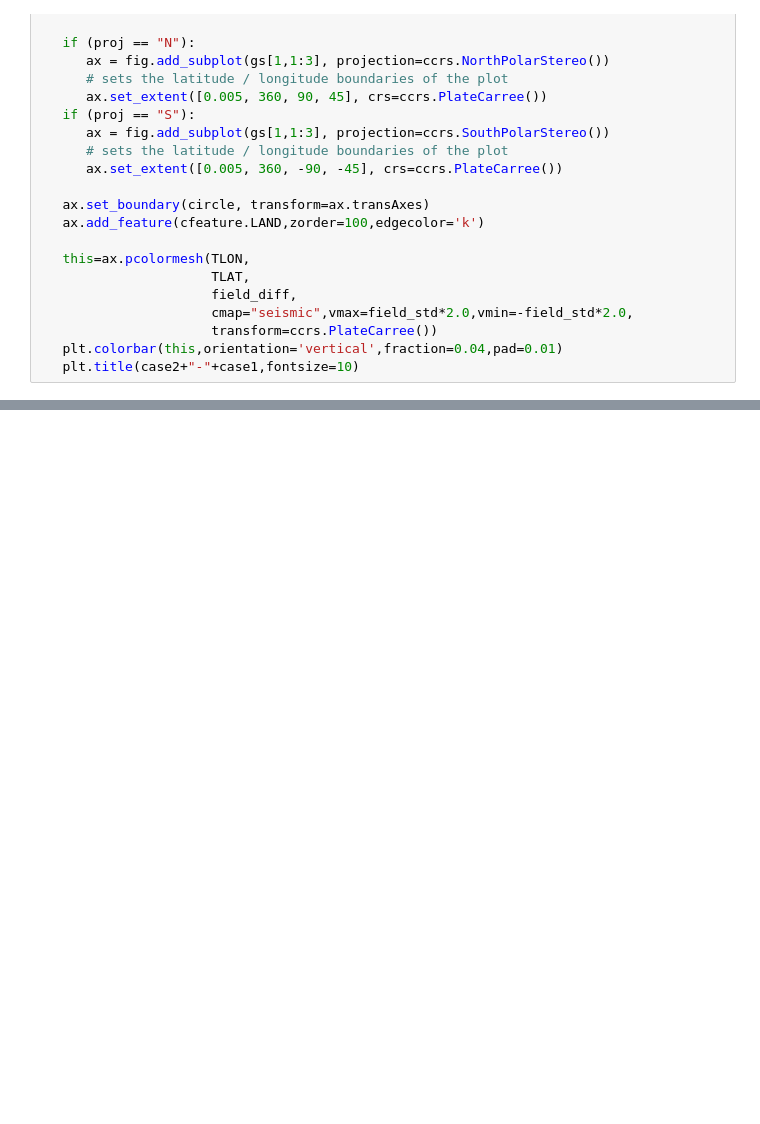
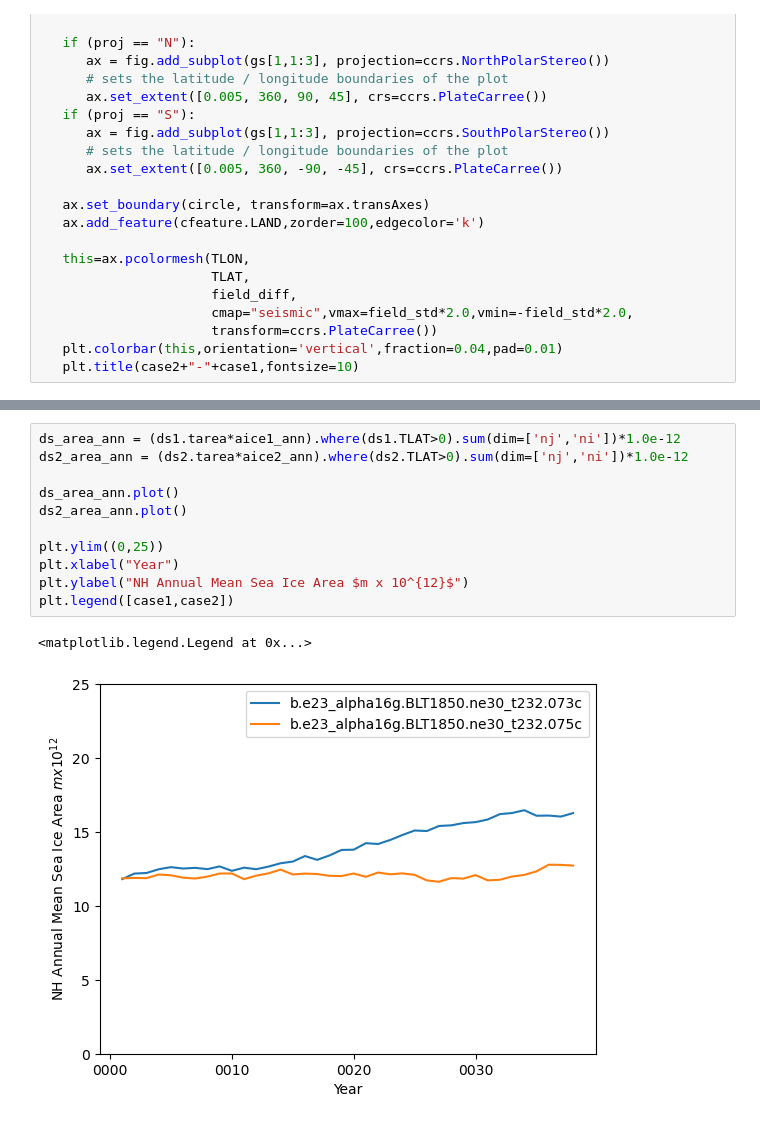
Before and after one commit to NCAR/CUPiD, a Jupyter notebook: examples/nblibrary/seaice.ipynb, the cells around one changed output, grey strips where cells are left out. Saved outputs shown, nothing was run; the diff lists cells and outputs as text; blank space fills up the shorter version.

```diff
--- a/examples/nblibrary/seaice.ipynb
+++ b/examples/nblibrary/seaice.ipynb
@@ -158,3 +165,17 @@ plt.legend([case1,case2])
+# %%
+ds_area_ann = (ds1.tarea*aice1_ann).where(ds1.TLAT>0).sum(dim=['nj','ni'])*1.0e-12
+ds2_area_ann = (ds2.tarea*aice2_ann).where(ds2.TLAT>0).sum(dim=['nj','ni'])*1.0e-12
+
+ds_area_ann.plot()
+ds2_area_ann.plot()
+
+plt.ylim((0,25))
+plt.xlabel("Year")
+plt.ylabel("NH Annual Mean Sea Ice Area $m x 10^{12}$")
+plt.legend([case1,case2])
+# %% [output]
+<matplotlib.legend.Legend at 0x...>
+[figure, added]
 # %%
 ds_area.sel(time=ds_area.time.dt.month.isin([10])).plot()
 ds2_area.sel(time=ds2_area.time.dt.month.isin([10])).plot()
```
Also changed, not shown: parts of 13 cells of this notebook.
